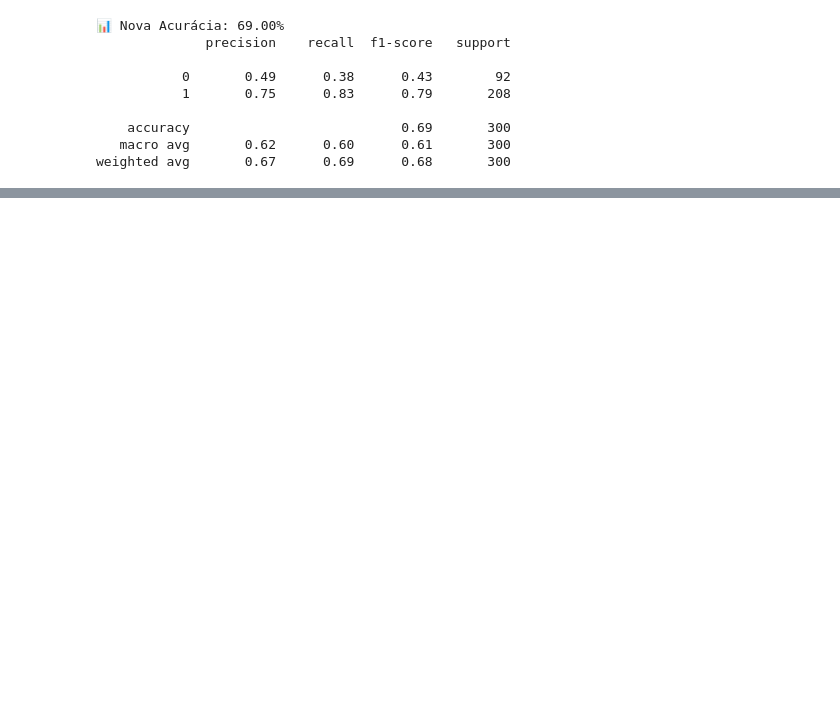
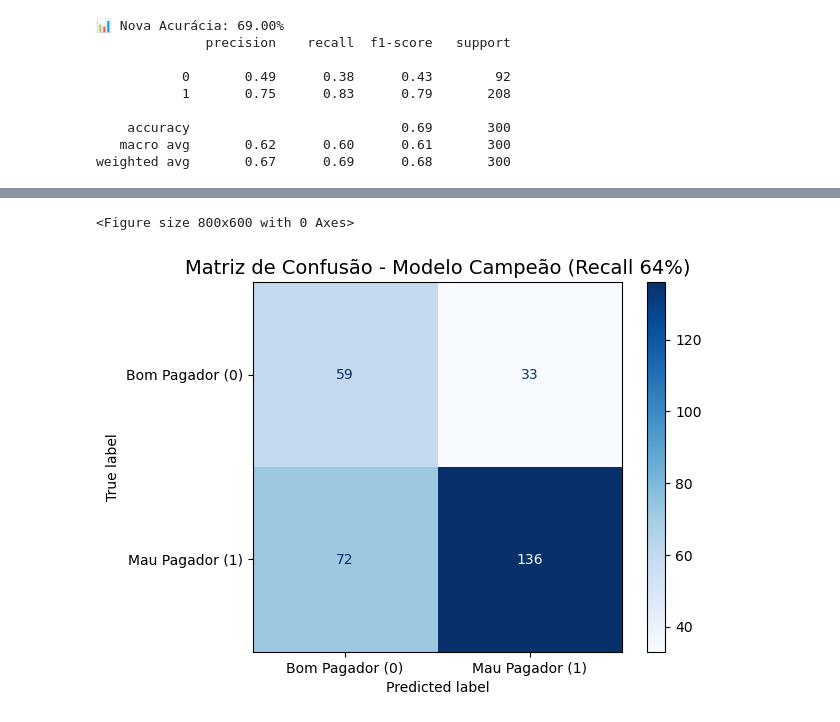
Before and after one commit to CamilaNerii/analise-risco-credito-sql-python, a Jupyter notebook: python/modelagem_preditiva.ipynb, the cells around one changed output, grey strips where cells are left out. Saved outputs shown, nothing was run; the diff lists cells and outputs as text; code cells hidden in the pictures; blank space fills up the shorter version.

```diff
--- a/python/modelagem_preditiva.ipynb
+++ b/python/modelagem_preditiva.ipynb
@@ -134,0 +164,20 @@ plt.show()
+# %%
+from sklearn.ensemble import RandomForestClassifier
+from sklearn.metrics import classification_report
+
+modelo_simples = RandomForestClassifier(
+    n_estimators=200,
+    max_depth=5,
+    class_weight='balanced',
+    min_samples_leaf=4,
+    random_state=42
+)
+
+
+modelo_simples.fit(X_train, y_train)
+
+
+previsoes_simples = modelo_simples.predict(X_test)
+
+print("📊 Resultado do Modelo Simples (Profundidade 5):")
+print(classification_report(y_test, previsoes_simples))
@@ -134,0 +194,22 @@ plt.show()
+# %%
+import matplotlib.pyplot as plt
+from sklearn.metrics import ConfusionMatrixDisplay
+
+plt.figure(figsize=(8, 6))
+
+ConfusionMatrixDisplay.from_estimator(
+    modelo_simples,
+    X_test,
+    y_test,
+    display_labels=['Bom Pagador (0)', 'Mau Pagador (1)'],
+    cmap='Blues',
+    values_format='d'
+)
+
+
+plt.title('Matriz de Confusão - Modelo Campeão (Recall 64%)', fontsize=14)
+plt.grid(False)
+plt.show()
+# %% [output]
+<Figure size 800x600 with 0 Axes>
+[figure, added]
```
Also changed, not shown: parts of 5 cells of this notebook.
